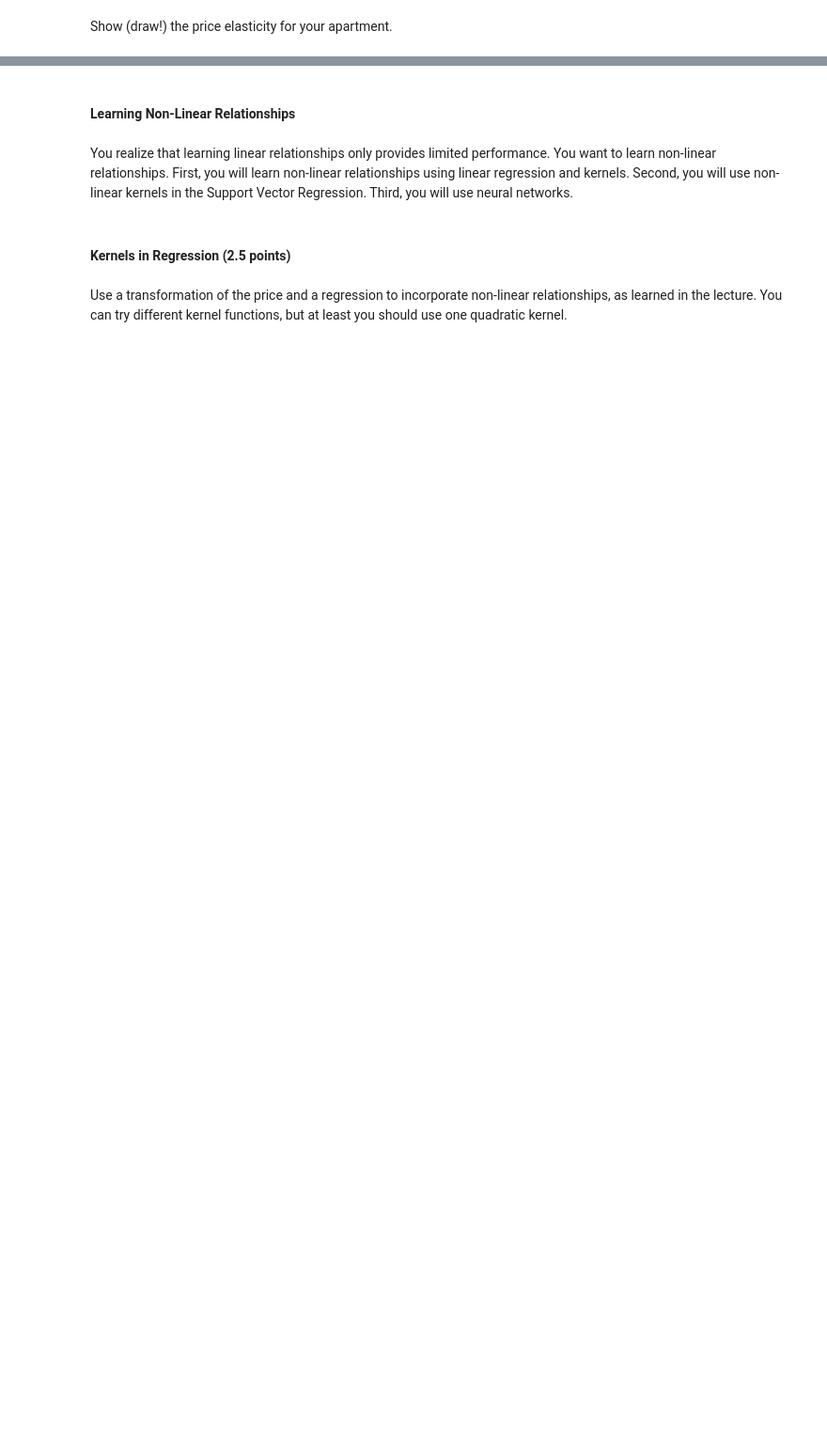
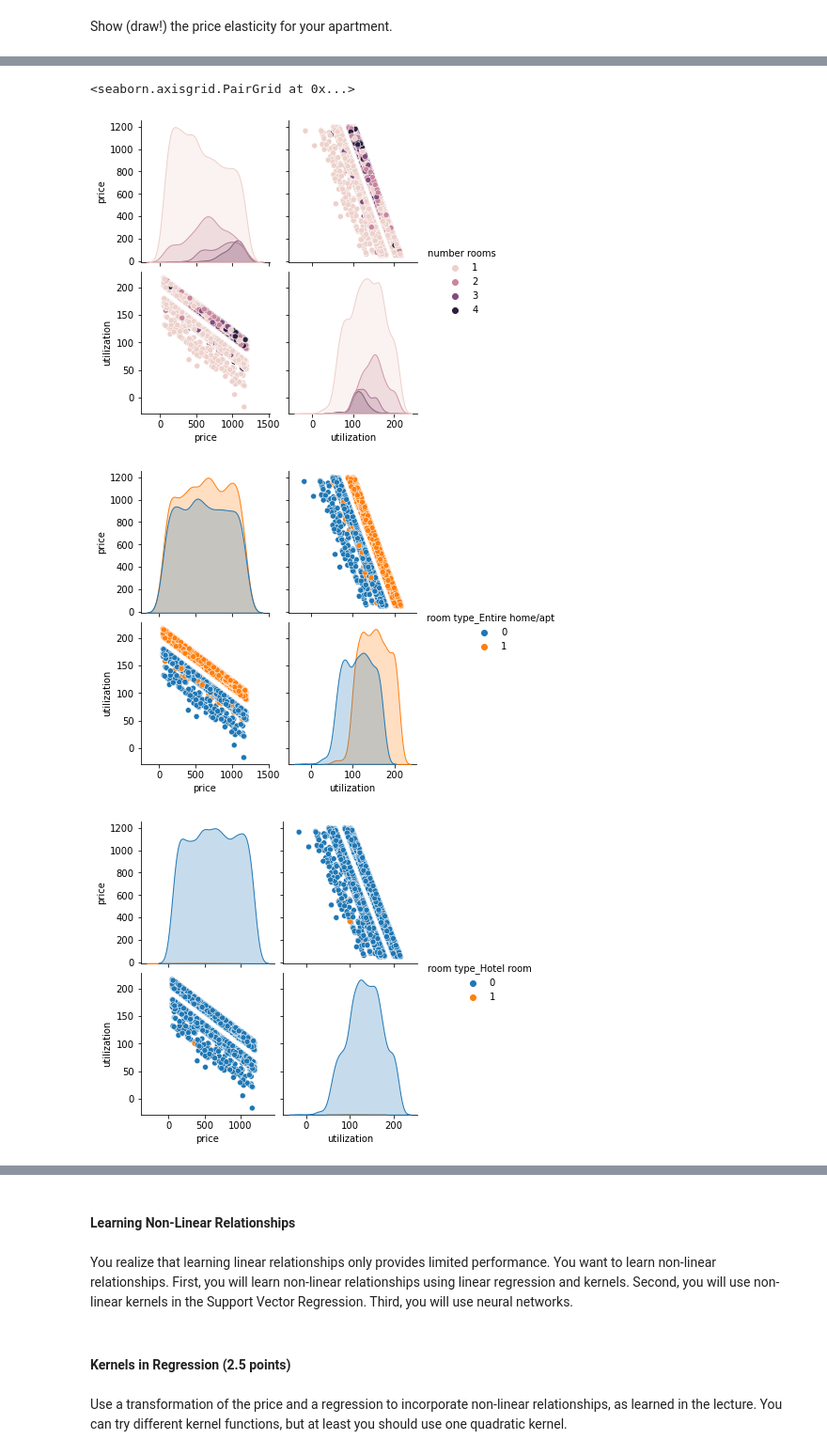
Before and after one commit to hjkim1171/IDS, a Jupyter notebook: Assignment1/Poyen/assignment1_poyen.ipynb, the cells around one changed output, grey strips where cells are left out. Shown at 94% size. Cells and saved outputs as stored; diff of their text form; code cells hidden in the pictures; blank space fills up the shorter version.

```diff
--- a/Assignment1/Poyen/assignment1_poyen.ipynb
+++ b/Assignment1/Poyen/assignment1_poyen.ipynb
@@ -1014,0 +1073,19 @@ plt.show()
+# %%
+#plot the utilization in relation to the price and color according to different variable values
+X_test.loc[:,'utilization'] = pd.Series(targetFeature2_predict, index=X_test.index)
+X_test
+sns.pairplot(X_test, vars = ['price','utilization'], hue = 'number rooms')
+sns.pairplot(X_test, vars = ['price','utilization'], hue = 'room type_Entire home/apt')
+sns.pairplot(X_test, vars = ['price','utilization'], hue = 'room type_Hotel room')
+sns.pairplot(X_test, vars = ['price','utilization'], hue = 'room type_Private room')
+sns.pairplot(X_test, vars = ['price','utilization'], hue = 'room type_Shared room')
+sns.pairplot(X_test, vars = ['price','utilization'], hue = 'neighborhood group_Bronx')
+sns.pairplot(X_test, vars = ['price','utilization'], hue = 'neighborhood group_Brooklyn')
+sns.pairplot(X_test, vars = ['price','utilization'], hue = 'neighborhood group_Manhattan')
+sns.pairplot(X_test, vars = ['price','utilization'], hue = 'neighborhood group_Queens')
+sns.pairplot(X_test, vars = ['price','utilization'], hue = 'neighborhood group_Staten Island')
+# %% [output]
+<seaborn.axisgrid.PairGrid at 0x...>
+[figure, added]
+[figure, added]
+[figure, added]
```
Also changed, not shown: parts of 29 cells of this notebook.
